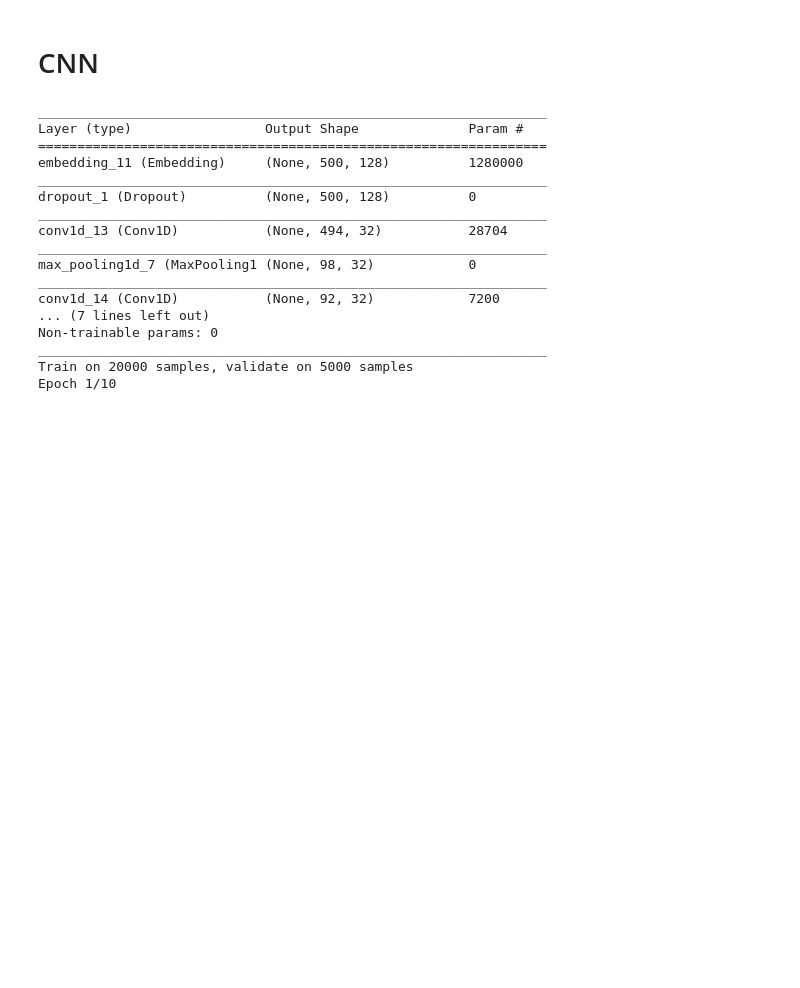
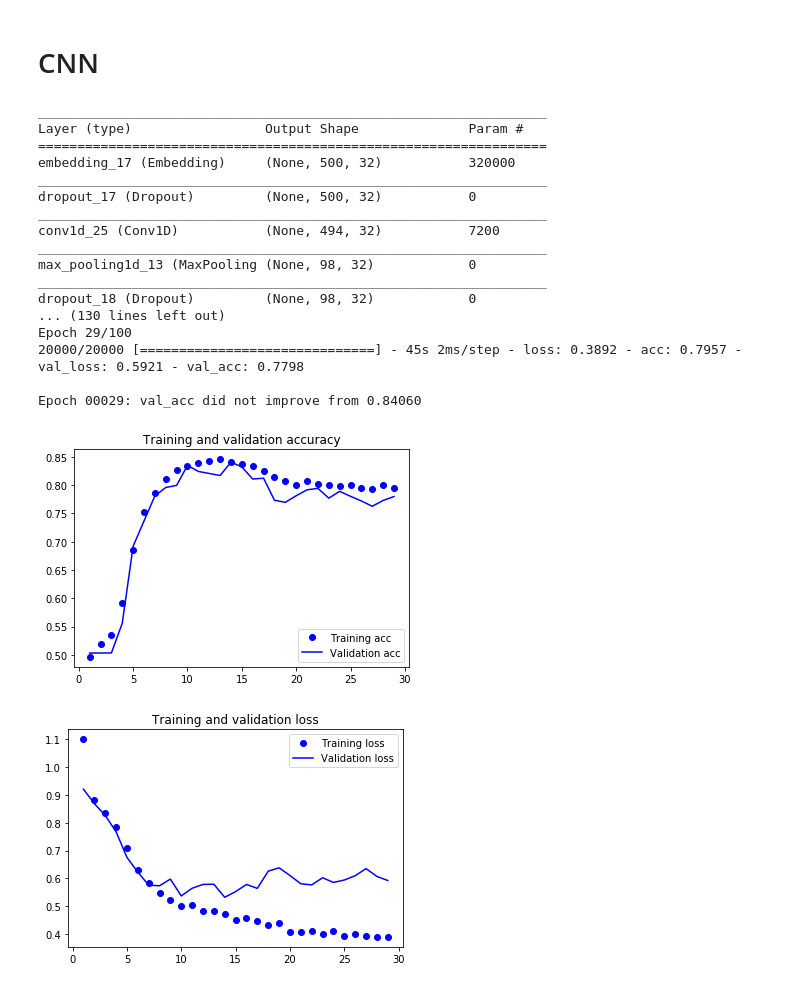
Before and after one commit to serge-sotnyk/nlp-practice, a Jupyter notebook: Practice-2019-05-04/RNN.ipynb, the cells around one changed output. Cells and saved outputs as stored; diff of their text form; code cells hidden in the pictures; blank space fills up the shorter version.

```diff
--- a/Practice-2019-05-04/RNN.ipynb
+++ b/Practice-2019-05-04/RNN.ipynb
@@ -265,40 +267,63 @@ reduce_lr = ReduceLROnPlateau(monitor='val_loss', factor=0.2,
                              verbose=True)
 checkpoint = ModelCheckpoint('data/weights.cnn.best.hdf5', monitor='val_acc', verbose=1, save_best_only=True, mode='max')
 
+l2 = 0.001
+dout = 0.25
 
 model = Sequential()
-model.add(layers.Embedding(max_features, 128, input_length=maxlen, embeddings_regularizer=regularizers.l2(0.001)))
-model.add(layers.Dropout(0.2))
+model.add(layers.Embedding(max_features, 32, input_length=maxlen, embeddings_regularizer=regularizers.l2(l2)))
+model.add(layers.Dropout(dout))
 model.add(layers.Conv1D(32, 7, activation='relu',
-                        kernel_regularizer=regularizers.l2(0.001)))
+                        kernel_regularizer=regularizers.l2(l2)))
 model.add(layers.MaxPooling1D(5))
-model.add(layers.Conv1D(32, 7, activation='relu', kernel_regularizer=regularizers.l2(0.001)))
+model.add(layers.Dropout(dout))
+model.add(layers.Conv1D(32, 7, activation='relu', kernel_regularizer=regularizers.l2(l2)))
 model.add(layers.GlobalMaxPooling1D())
-model.add(layers.Dense(1, kernel_regularizer=regularizers.l2(0.001)))
+model.add(layers.Dropout(dout))
+model.add(layers.Dense(1, kernel_regularizer=regularizers.l2(l2)))
 model.summary()
-model.compile(optimizer=Adam(lr=1e-3),
+model.compile(optimizer=Adam(lr=1e-4),
             loss='binary_crossentropy',
             metrics=['acc'])
 history = model.fit(input_train, y_train,
-            epochs=10,
-            batch_size=128,
+            epochs=100,
+            batch_size=16,
             validation_split=0.2,
             callbacks=[early_stopping, reduce_lr, checkpoint])
 # %% [output]
 _________________________________________________________________
 Layer (type)                 Output Shape              Param #
 =================================================================
-embedding_11 (Embedding)     (None, 500, 128)          1280000
+embedding_17 (Embedding)     (None, 500, 32)           320000
 _________________________________________________________________
-dropout_1 (Dropout)          (None, 500, 128)          0
+dropout_17 (Dropout)         (None, 500, 32)           0
 _________________________________________________________________
-conv1d_13 (Conv1D)           (None, 494, 32)           28704
+conv1d_25 (Conv1D)           (None, 494, 32)           7200
 _________________________________________________________________
-max_pooling1d_7 (MaxPooling1 (None, 98, 32)            0
+max_pooling1d_13 (MaxPooling (None, 98, 32)            0
 _________________________________________________________________
-conv1d_14 (Conv1D)           (None, 92, 32)            7200
-... (7 lines left out)
-Non-trainable params: 0
-_________________________________________________________________
-Train on 20000 samples, validate on 5000 samples
-Epoch 1/10
+dropout_18 (Dropout)         (None, 98, 32)            0
+... (130 lines left out)
+Epoch 29/100
+20000/20000 [==============================] - 45s 2ms/step - loss: 0.3892 - acc: 0.7957 - val_loss: 0.5921 - val_acc: 0.7798
+
+Epoch 00029: val_acc did not improve from 0.84060
+# %%
+acc = history.history['acc']
+val_acc = history.history['val_acc']
+loss = history.history['loss']
+val_loss = history.history['val_loss']
+epochs = range(1, len(acc) + 1)
+plt.plot(epochs, acc, 'bo', label='Training acc')
+plt.plot(epochs, val_acc, 'b', label='Validation acc')
+plt.title('Training and validation accuracy')
+plt.legend()
+plt.figure()
+plt.plot(epochs, loss, 'bo', label='Training loss')
+plt.plot(epochs, val_loss, 'b', label='Validation loss')
+plt.title('Training and validation loss')
+plt.legend()
+plt.show()
+# %% [output]
+[figure, added]
+[figure, added]
```
Also changed, not shown: parts of 2 cells of this notebook.
